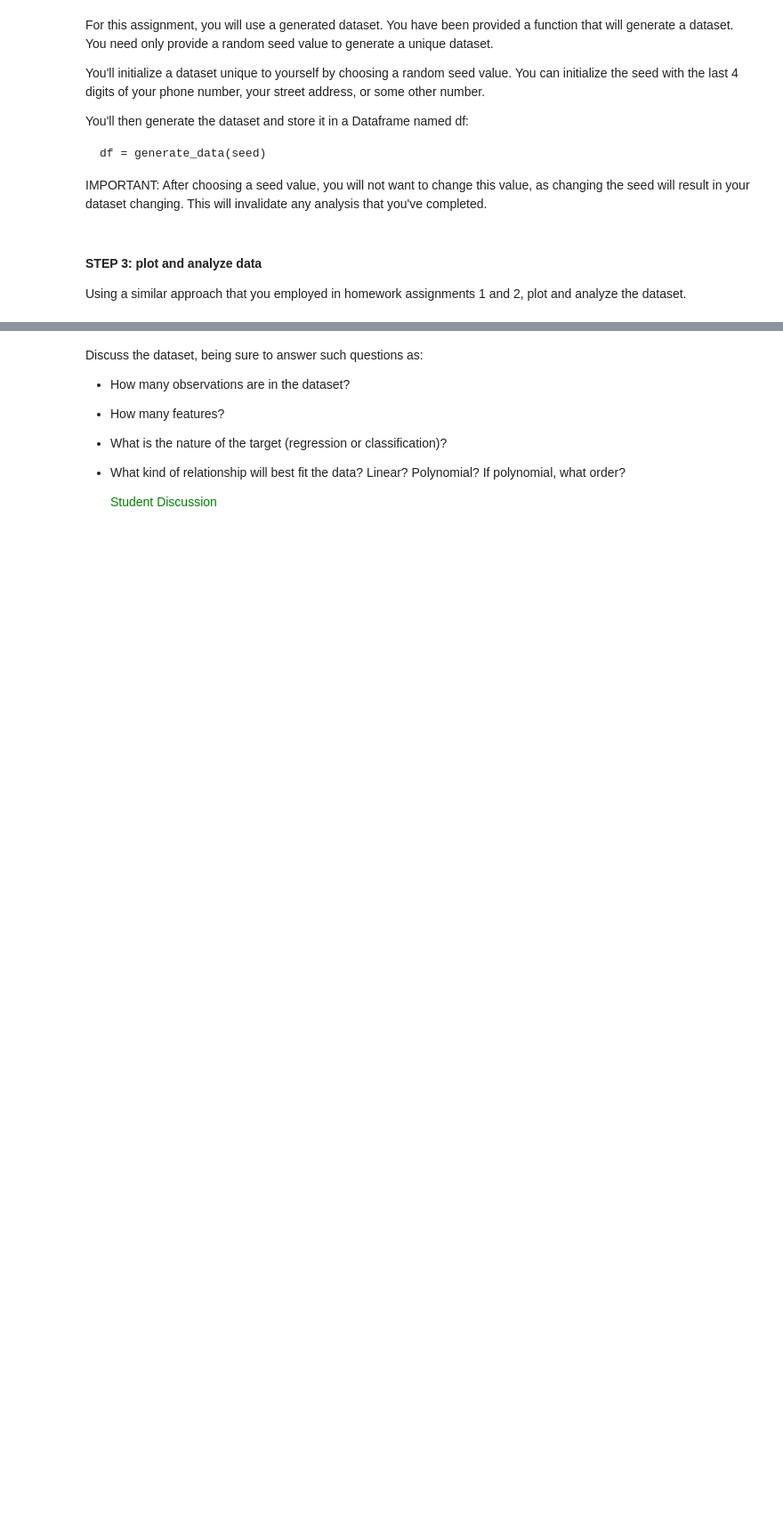
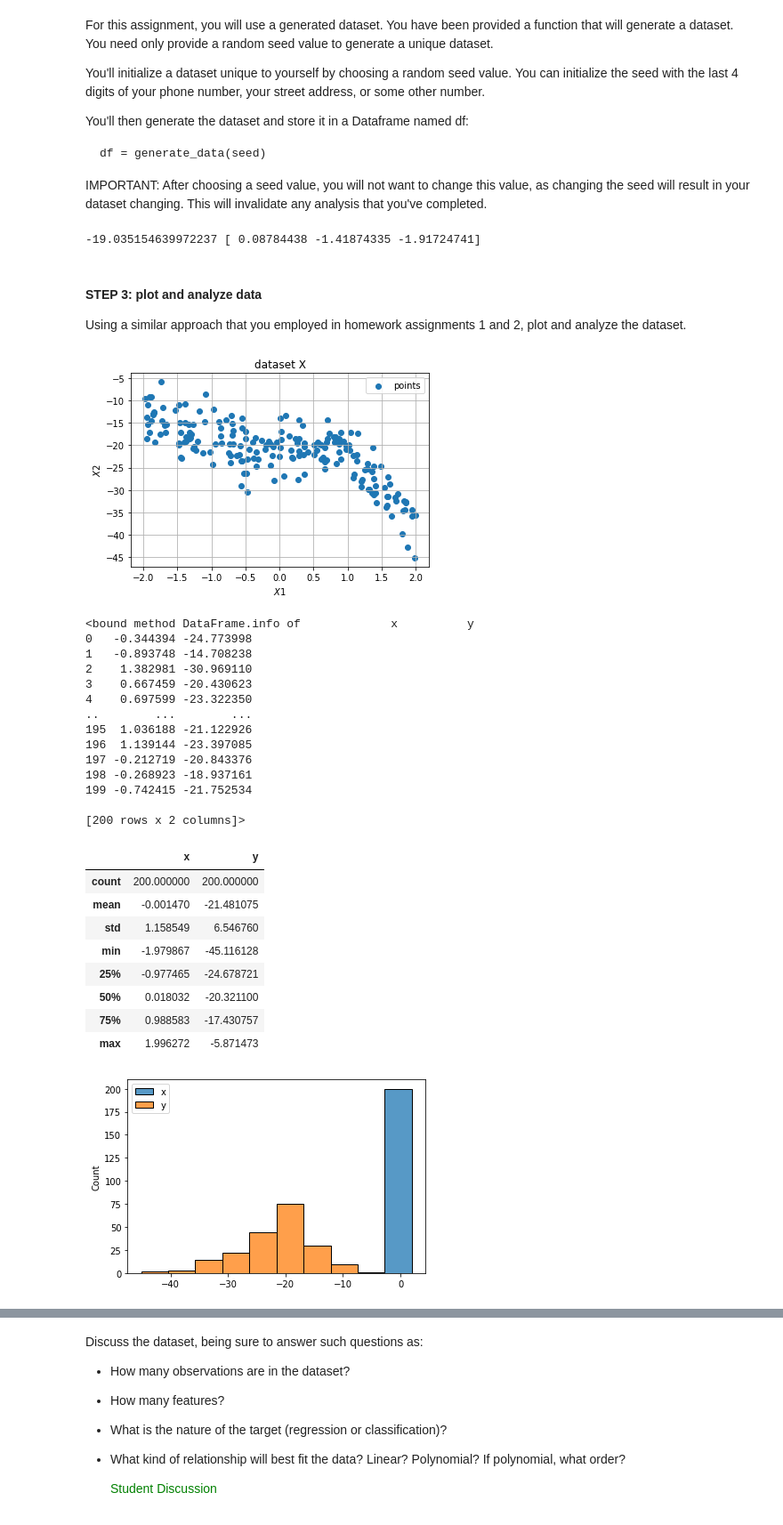
Before and after one commit to Tkokotaj/Test, a Jupyter notebook: hw3.ipynb, the cells around one changed output, grey strips where cells are left out. Shown at 89% size. Drawn from its saved outputs; the diff is of its cells as text; code cells hidden in the pictures; blank space fills up the shorter version.

```diff
--- a/hw3.ipynb
+++ b/hw3.ipynb
@@ -209,11 +208,13 @@ IMPORTANT: After choosing a seed value, you will not want to change this value,
 # store your data in a dataframe called 'df'
 #---------------------------------------------
 
-df = generate_data(13371337)
-
+df = generate_data(12581337)
+#display(df)
 #---------------------------------------------
 
-STEP_2_COMPLETE = False
+STEP_2_COMPLETE = True
+# %% [output]
+-19.035154639972237 [ 0.08784438 -1.41874335 -1.91724741]
 # %% [markdown]
 #### STEP 3: plot and analyze data
 
@@ -233,0 +222,58 @@ Using a similar approach that you employed in homework assignments 1 and 2, plot
+# %%
+#STEP 3
+
+#STUDENT CODE - insert code to plot and use pandas analysis tools on the dataset
+#---------------------------------------------
+#graph it
+def plotDF(dfx):
+
+    class_Colors = {0:'red',1:'blue'}
+    plt.scatter(dfx['x'], dfx['y'])
+    plt.xlabel(r'$X1$')
+    plt.ylabel(r'$X2$')
+    plt.title("dataset X") # have no idea how to do this programattically without some janky duct-tape solutions
+
+    plt.legend(["points"])
+    plt.grid(True)
+    plt.show()
+plotDF(df)
+
+#statistics
+
+display(df.info)
+display(df.describe())
+#pairplot
+
+sns.histplot(df)
+#no clue what this is for, but it looks neat so I printed it
+
+df.hist()
+#histogram
+#---------------------------------------------
+STEP_3_COMPLETE = True
+# %% [output]
+[figure, added]
+<bound method DataFrame.info of             x          y
+0   -0.344394 -24.773998
+1   -0.893748 -14.708238
+2    1.382981 -30.969110
+3    0.667459 -20.430623
+4    0.697599 -23.322350
+..        ...        ...
+195  1.036188 -21.122926
+196  1.139144 -23.397085
+197 -0.212719 -20.843376
+198 -0.268923 -18.937161
+199 -0.742415 -21.752534
+
+[200 rows x 2 columns]>
+|  | x | y |
+| count | 200.000000 | 200.000000 |
+| mean | -0.001470 | -21.481075 |
+| std | 1.158549 | 6.546760 |
+| min | -1.979867 | -45.116128 |
+| 25% | -0.977465 | -24.678721 |
+| 50% | 0.018032 | -20.321100 |
+| 75% | 0.988583 | -17.430757 |
+| max | 1.996272 | -5.871473 |
+[figure, added]
```
Also changed, not shown: parts of 13 cells of this notebook.
